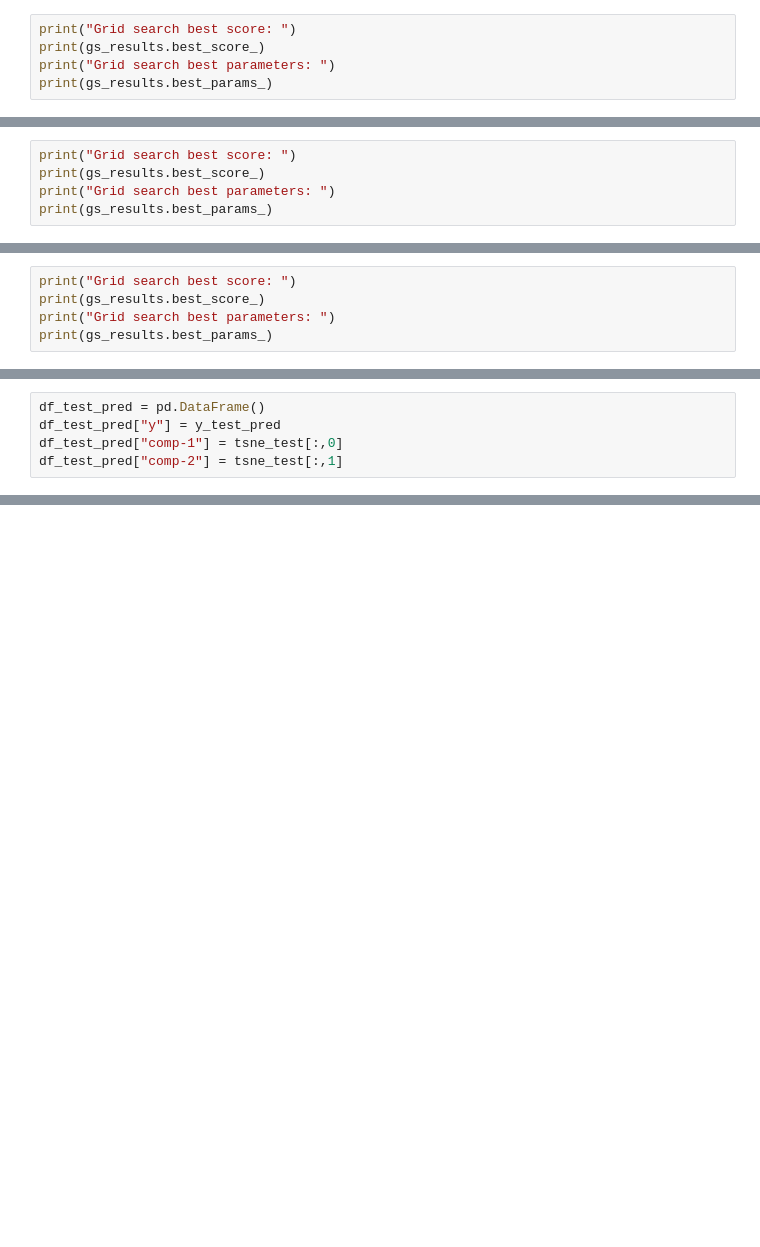
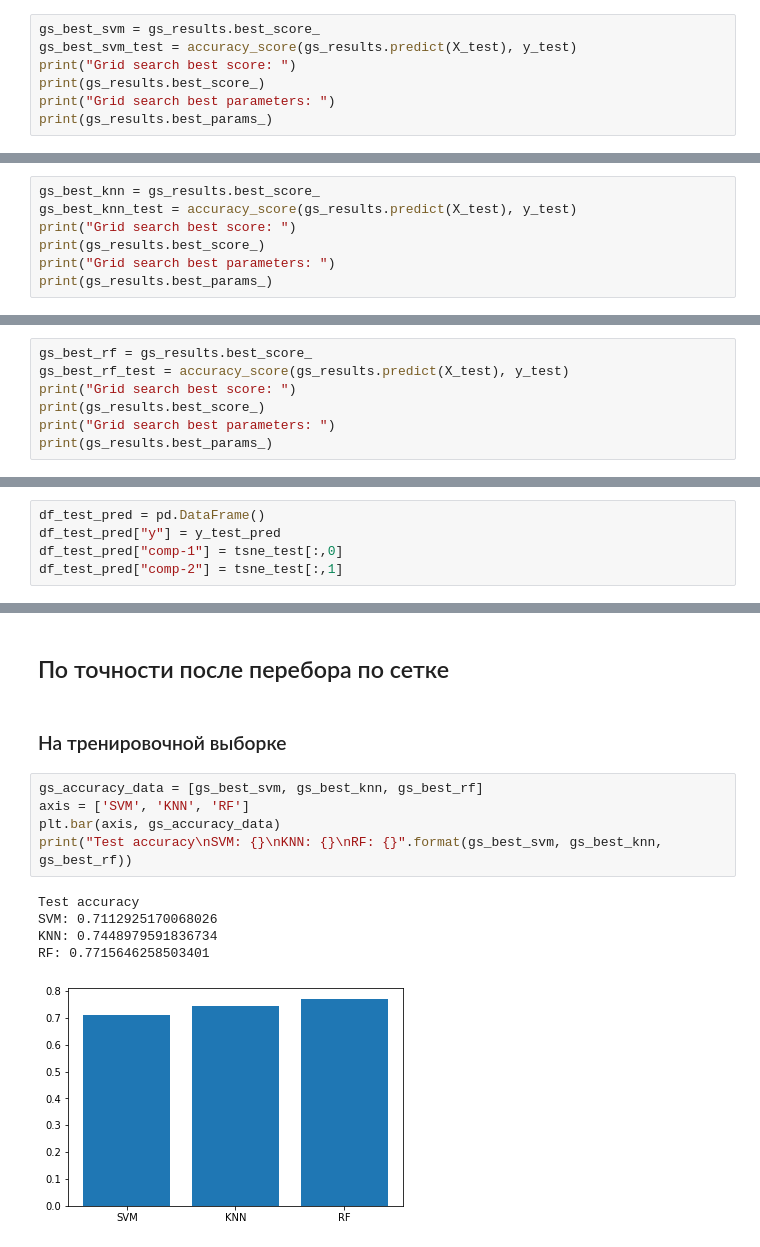
Before and after one commit to RivalLogorithm/laba_isit, a Jupyter notebook: 5_6/5_6.ipynb, the cells around one changed output, grey strips where cells are left out. Cells and saved outputs as stored; diff of their text form; blank space fills up the shorter version.

```diff
--- a/5_6/5_6.ipynb
+++ b/5_6/5_6.ipynb
@@ -111,6 +118,8 @@ gs_results = gs.fit(X_train, y_train)
 # %% [output]
 Fitting 3 folds for each of 80 candidates, totalling 240 fits
 # %%
+gs_best_svm = gs_results.best_score_
+gs_best_svm_test = accuracy_score(gs_results.predict(X_test), y_test)
 print("Grid search best score: ")
 print(gs_results.best_score_)
 print("Grid search best parameters: ")
@@ -291,6 +306,8 @@ gs_results = gs.fit(X_train, y_train)
 # %% [output]
 Fitting 3 folds for each of 40 candidates, totalling 120 fits
 # %%
+gs_best_knn = gs_results.best_score_
+gs_best_knn_test = accuracy_score(gs_results.predict(X_test), y_test)
 print("Grid search best score: ")
 print(gs_results.best_score_)
 print("Grid search best parameters: ")
@@ -417,6 +437,8 @@ gs_results = gs.fit(X_train, y_train)
 # %% [output]
 Fitting 3 folds for each of 360 candidates, totalling 1080 fits
 # %%
+gs_best_rf = gs_results.best_score_
+gs_best_rf_test = accuracy_score(gs_results.predict(X_test), y_test)
 print("Grid search best score: ")
 print(gs_results.best_score_)
 print("Grid search best parameters: ")
@@ -486,0 +554,15 @@ sns.scatterplot(x="comp-1", y="comp-2", hue=df_test_pred.y.tolist(),
+# %% [markdown]
+## По точности после перебора по сетке
+# %% [markdown]
+### На тренировочной выборке
+# %%
+gs_accuracy_data = [gs_best_svm, gs_best_knn, gs_best_rf]
+axis = ['SVM', 'KNN', 'RF']
+plt.bar(axis, gs_accuracy_data)
+print("Test accuracy\nSVM: {}\nKNN: {}\nRF: {}".format(gs_best_svm, gs_best_knn, gs_best_rf))
+# %% [output]
+Test accuracy
+SVM: 0.7112925170068026
+KNN: 0.7448979591836734
+RF: 0.7715646258503401
+[figure, added]
```
Also changed, not shown: parts of 36 cells of this notebook.
